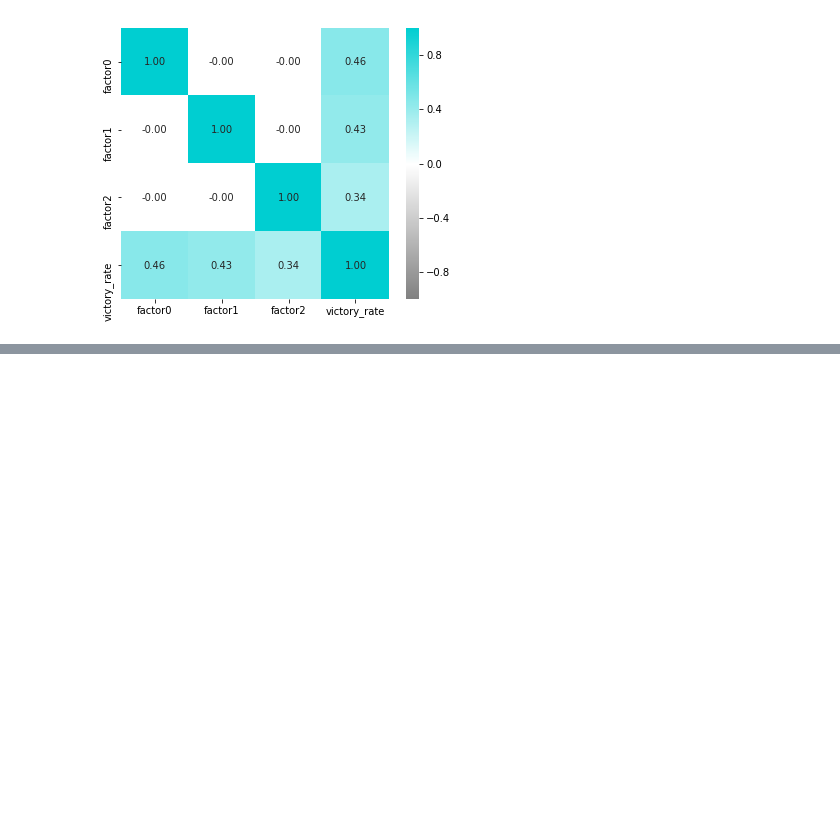
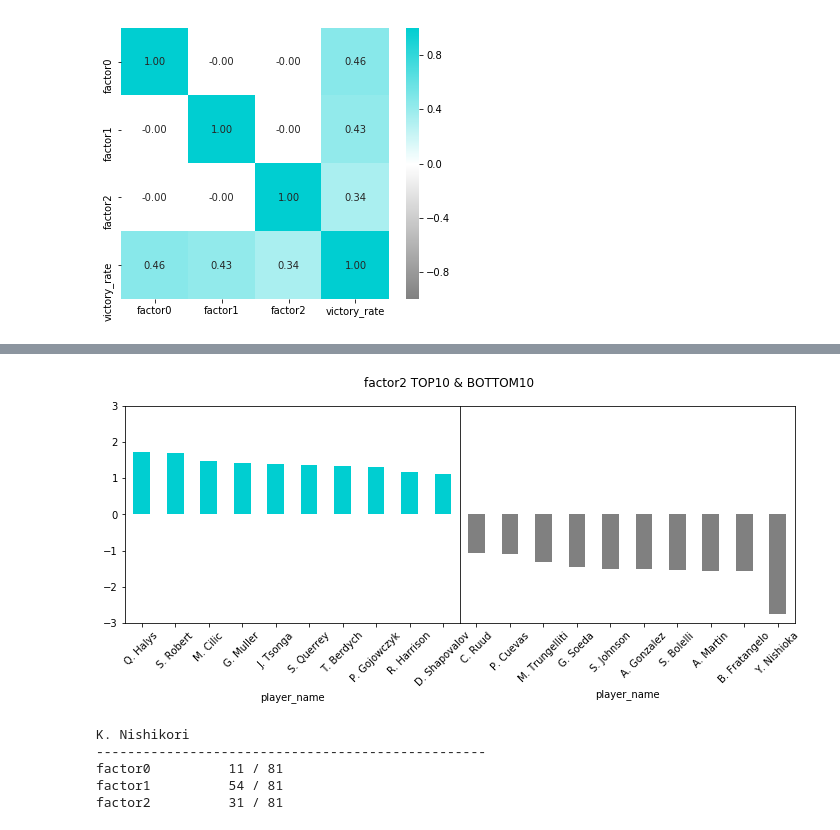
Before and after one commit to Gin04gh/datascience, a Jupyter notebook: kaggle_dataset_large_tennis_dataset_for_atp_itf_betting/analysis_service_return_strength.ipynb, the cells around one changed output, grey strips where cells are left out. Cells and saved outputs as stored; diff of their text form; code cells hidden in the pictures; blank space fills up the shorter version.

```diff
--- a/kaggle_dataset_large_tennis_dataset_for_atp_itf_betting/analysis_service_return_strength.ipynb
+++ b/kaggle_dataset_large_tennis_dataset_for_atp_itf_betting/analysis_service_return_strength.ipynb
@@ -252,0 +291,32 @@ plt.show()
+# %%
+fig, axs = plt.subplots(ncols=2, figsize=(12, 4))
+plt.subplots_adjust(wspace=0)
+
+tmp = df_results.sort_values(by='factor2', ascending=False)
+tmp[:10].plot(kind='bar', x='player_name', y='factor2', color=base_color, ax=axs[0])
+tmp[-10:].plot(kind='bar', x='player_name', y='factor2', color=base_color2, ax=axs[1])
+
+for i in [0, 1]:
+    for tick in axs[i].get_xticklabels():
+        tick.set_rotation(45)
+    axs[i].set_ylim([-3, 3])
+    axs[i].legend_.remove()
+
+axs[1].set_yticks([])
+plt.suptitle('factor2 TOP10 & BOTTOM10')
+plt.show()
+# %% [output]
+[figure, added]
+# %%
+print('K. Nishikori')
+print('-'*50)
+for i in [0, 1, 2]:
+    rank = np.where(df_results.sort_values(by='factor'+str(i), ascending=False)['player_name'].values == 'K. Nishikori')
+    rank = rank[0][0]+1
+    print('factor'+str(i), '\t', rank, '/', len(df_results))
+# %% [output]
+K. Nishikori
+--------------------------------------------------
+factor0          11 / 81
+factor1          54 / 81
+factor2          31 / 81
```
Also changed, not shown: parts of 2 cells of this notebook.
